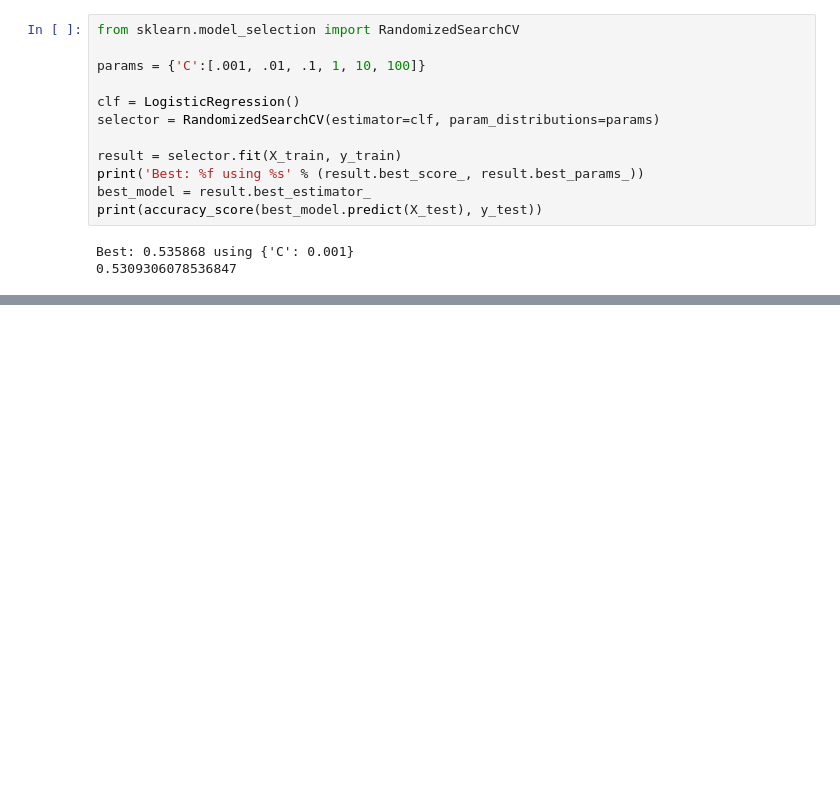
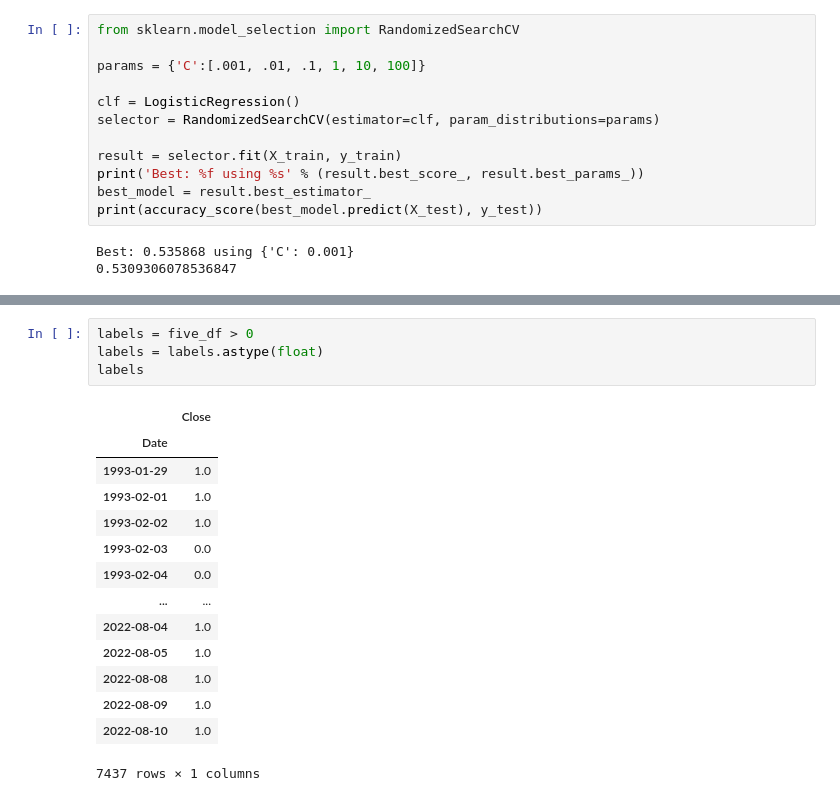
Before and after one commit to rubenren/DataSets, a Jupyter notebook: model_research/logistic_regression/logistic_regression.ipynb, the cells around one changed output, grey strips where cells are left out. Saved outputs shown, nothing was run; the diff lists cells and outputs as text; blank space fills up the shorter version.

```diff
--- a/model_research/logistic_regression/logistic_regression.ipynb
+++ b/model_research/logistic_regression/logistic_regression.ipynb
@@ -152,0 +179,19 @@ Best: 0.535868 using {'C': 0.001}
+# %%
+labels = five_df > 0
+labels = labels.astype(float)
+labels
+# %% [output]
+|  | Close |
+| Date |  |
+| 1993-01-29 | 1.0 |
+| 1993-02-01 | 1.0 |
+| 1993-02-02 | 1.0 |
+| 1993-02-03 | 0.0 |
+| 1993-02-04 | 0.0 |
+| ... | ... |
+| 2022-08-04 | 1.0 |
+| 2022-08-05 | 1.0 |
+| 2022-08-08 | 1.0 |
+| 2022-08-09 | 1.0 |
+| 2022-08-10 | 1.0 |
+7437 rows × 1 columns
```
Also changed, not shown: parts of 22 cells of this notebook, 15 other files.
